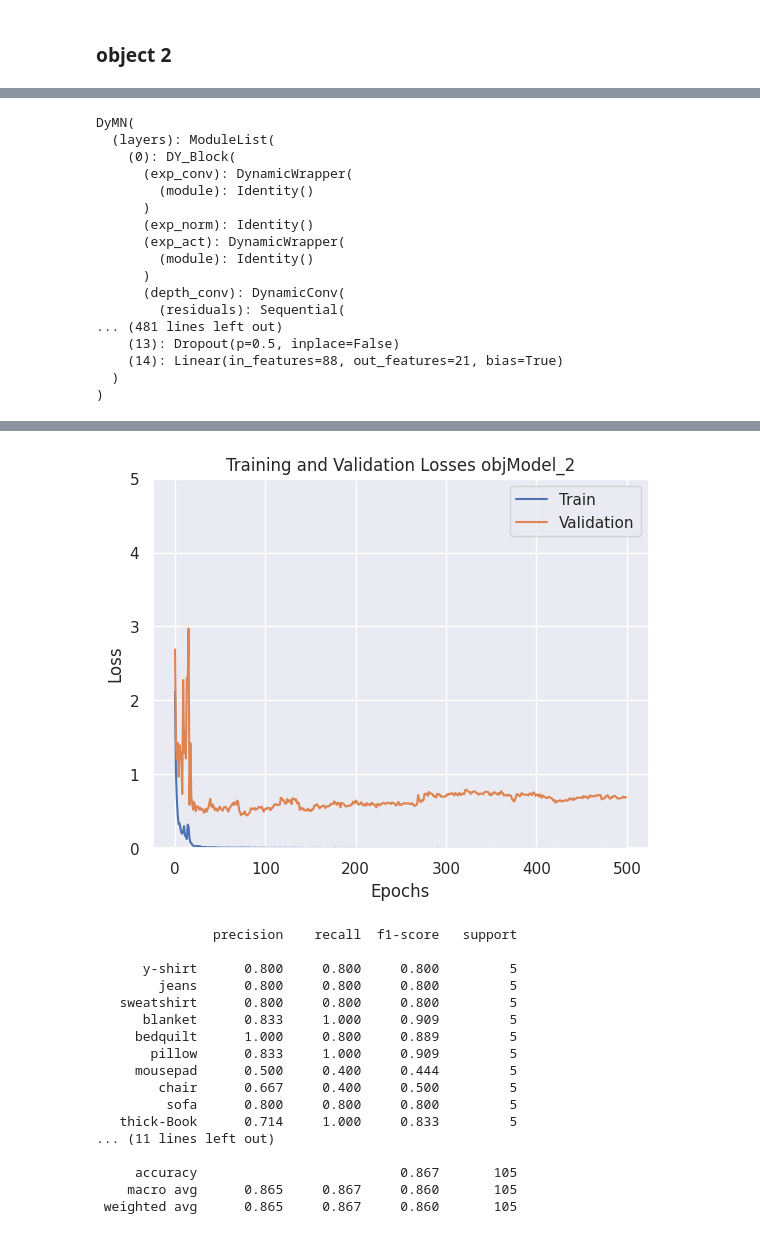
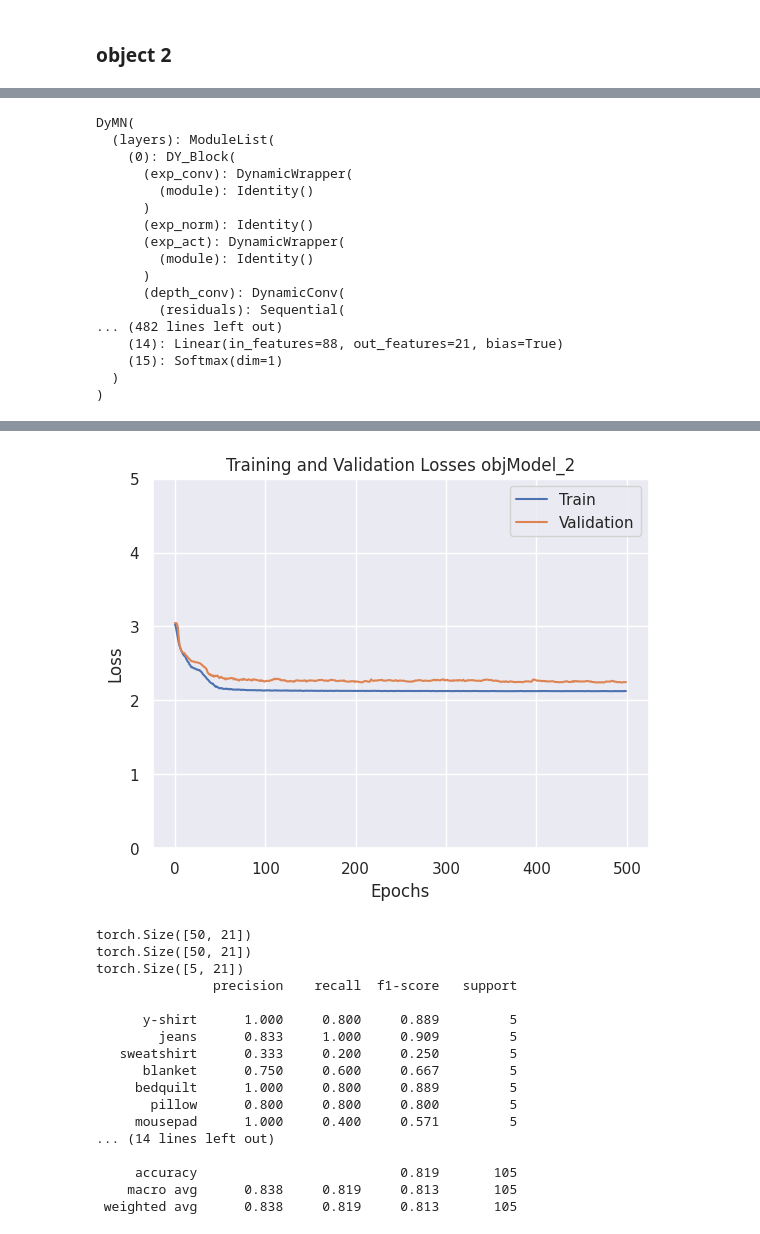
Before and after one commit to nish247/CNN_contact-obj, a Jupyter notebook: main.ipynb, the cells around one changed output, grey strips where cells are left out. Saved outputs shown, nothing was run; the diff lists cells and outputs as text; code cells hidden in the pictures.

```diff
--- a/main.ipynb
+++ b/main.ipynb
@@ -1810,7 +1904,7 @@ matModel_2 = shModel_trained
 
 #パラメータの更新を許可
 for param in matModel_2.parameters():
-    param.requires_gred = False
+    param.requires_grad = True
 
 
 # print(model.classifier)
@@ -1833,6 +1927,8 @@ matModel_2.classifier= nn.Sequential(
     nn.ReLU(),
     nn.Dropout(p=0.2),
     nn.Linear(in_features=88, out_features=7, bias=True),  # 新しい層
+    nn.Softmax(dim=1)
+
 )
 print(matModel_2)
 # %% [output]
@@ -1863,6 +1959,7 @@ from tqdm import tqdm
 # エポックの数
 epoch = 0
 max_epoch = 200
+min_epoch = 100
 # モデルの初期化
 torch.manual_seed(0)
 
@@ -1883,7 +1980,7 @@ val_losses = []
 train_epoch_loss = 1.0
 val_epoch_loss = 1.0
 # 学習ループ
-while (train_epoch_loss > 0.1 or val_epoch_loss  > 0.5) and epoch<max_epoch:
+while (train_epoch_loss > 0.1 or val_epoch_loss  > 0.2) and epoch<max_epoch :
     train_epoch_loss = 0.0
     val_epoch_loss = 0.0
 
@@ -1944,7 +2041,7 @@ plt.show()
 
 
 # テストデータで確認
-preds , actuals, report = EvalCNN(test_loader,device,1,2)
+preds , actuals, report, matConfidences = EvalCNN(test_loader,device,1,2)
 
 print(report)
 # %% [output]
@@ -1985,7 +2097,7 @@ test = torch.utils.data.TensorDataset(test_feature, test_labels[:,label_num])
 # データローダに読み込む
 
 # バッチサイズ
-batch_size = 25
+batch_size = 50
 
 # shuffle はデフォルトで False のため、学習データのみ True に指定
 train_loader = torch.utils.data.DataLoader(train, batch_size)
@@ -2017,7 +2129,7 @@ objModel_2 = matModel_trained
 
 # パラメータの更新を許可
 for param in objModel_2.parameters():
-    param.requires_grad =  True # requires_gred -> requires_grad
+    param.requires_grad =  True
 
 # 新しい層の追加とBatch Normalizationの導入
 objModel_2.classifier = nn.Sequential(
@@ -2036,6 +2148,8 @@ objModel_2.classifier = nn.Sequential(
     nn.ReLU(),
     nn.Dropout(p=0.5),
     nn.Linear(in_features=88, out_features=21, bias=True),  # 新しい層
+    nn.Softmax(dim=1)
+
 )
 
 print(objModel_2)
@@ -2052,9 +2166,9 @@ DyMN(
       )
       (depth_conv): DynamicConv(
         (residuals): Sequential(
-... (481 lines left out)
-    (13): Dropout(p=0.5, inplace=False)
+... (482 lines left out)
     (14): Linear(in_features=88, out_features=21, bias=True)
+    (15): Softmax(dim=1)
   )
 )
 # %%
@@ -2139,7 +2253,7 @@ plt.show()
 
 
 # テストデータで確認
-preds , actuals, report = EvalCNN(test_loader,device,2,2)
+preds , actuals, report , objConfidences= EvalCNN(test_loader,device,2,2)
 
 print(report)
 # %% [output]
@@ -2163,18 +2277,18 @@ Epoch [500/500], Train Loss: 0.0008, Validation Loss: 0.6889
-[figure, old version]
+[figure, new version]
+torch.Size([50, 21])
+torch.Size([50, 21])
+torch.Size([5, 21])
                precision    recall  f1-score   support
 
-      y-shirt      0.800     0.800     0.800         5
-        jeans      0.800     0.800     0.800         5
-   sweatshirt      0.800     0.800     0.800         5
-      blanket      0.833     1.000     0.909         5
+      y-shirt      1.000     0.800     0.889         5
+        jeans      0.833     1.000     0.909         5
+   sweatshirt      0.333     0.200     0.250         5
+      blanket      0.750     0.600     0.667         5
      bedquilt      1.000     0.800     0.889         5
-       pillow      0.833     1.000     0.909         5
-     mousepad      0.500     0.400     0.444         5
-        chair      0.667     0.400     0.500         5
-         sofa      0.800     0.800     0.800         5
-   thick-Book      0.714     1.000     0.833         5
-... (11 lines left out)
+       pillow      0.800     0.800     0.800         5
+     mousepad      1.000     0.400     0.571         5
+... (14 lines left out)
 
-     accuracy                          0.867       105
-    macro avg      0.865     0.867     0.860       105
- weighted avg      0.865     0.867     0.860       105
+     accuracy                          0.819       105
+    macro avg      0.838     0.819     0.813       105
+ weighted avg      0.838     0.819     0.813       105
```
Also changed, not shown: parts of 26 cells of this notebook.
